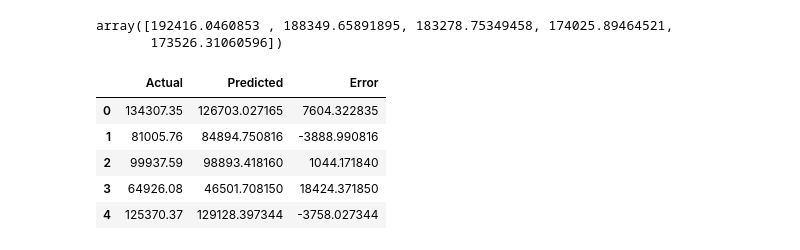
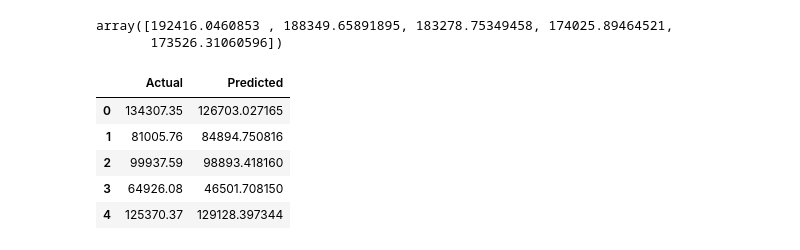
Before and after one commit to Umadevi-RK/AIML_AS, a Jupyter notebook: 2313157_Umadevi_AS_I.ipynb, the cells around one changed output. Cells and saved outputs as stored; diff of their text form; code cells hidden in the pictures.

Commit message:
SLR & MLR :: Startup Data

```diff
--- a/2313157_Umadevi_AS_I.ipynb
+++ b/2313157_Umadevi_AS_I.ipynb
@@ -226,13 +229,13 @@ array([192416.0460853 , 188349.65891895, 183278.75349458, 174025.89464521,
        173526.31060596])
 # %%
 # To check the predicted values
-prediction = pd.DataFrame({'Actual':y_test, 'Predicted':y_pred, 'Error': y_test-y_pred})
+prediction = pd.DataFrame({'Actual':y_test, 'Predicted':y_pred})
 prediction.head()
 # %% [output]
-|  | Actual | Predicted | Error |
-| 0 | 134307.35 | 126703.027165 | 7604.322835 |
-| 1 | 81005.76 | 84894.750816 | -3888.990816 |
-| 2 | 99937.59 | 98893.418160 | 1044.171840 |
-| 3 | 64926.08 | 46501.708150 | 18424.371850 |
-| 4 | 125370.37 | 129128.397344 | -3758.027344 |
+|  | Actual | Predicted |
+| 0 | 134307.35 | 126703.027165 |
+| 1 | 81005.76 | 84894.750816 |
+| 2 | 99937.59 | 98893.418160 |
+| 3 | 64926.08 | 46501.708150 |
+| 4 | 125370.37 | 129128.397344 |
 # %%
```
Also changed, not shown: parts of 28 cells of this notebook.
